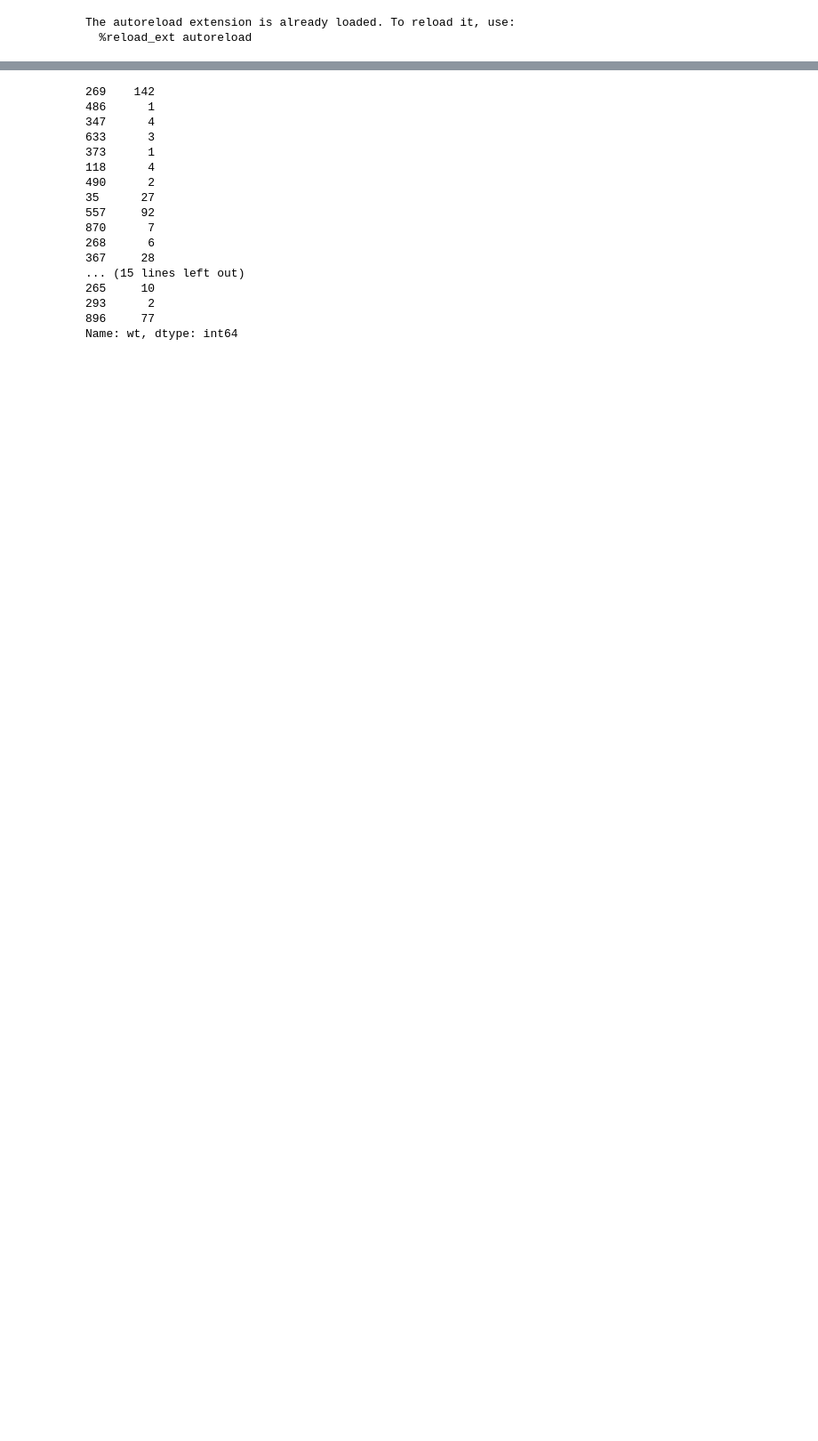
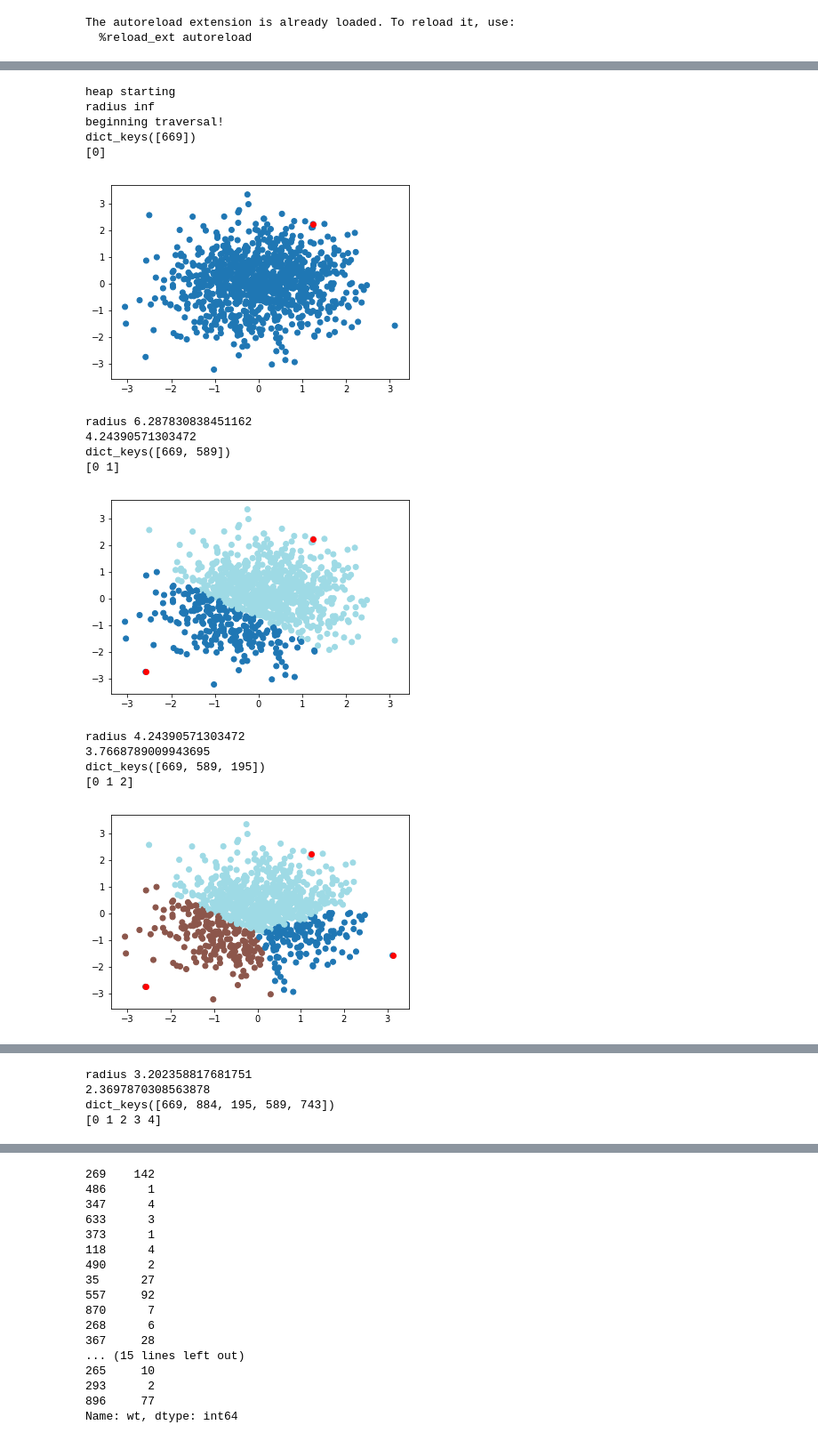
Before and after one commit to bendemeo/hopper, a Jupyter notebook: test.ipynb, the cells around one changed output, grey strips where cells are left out. Shown at 89% size. Saved outputs shown, nothing was run; the diff lists cells and outputs as text; code cells hidden in the pictures; blank space fills up the shorter version.

```diff
--- a/test.ipynb
+++ b/test.ipynb
@@ -12,0 +102,31 @@ import scanpy as sc
+# %%
+th = treehopper(rgauss, splits=4)
+for i in range(20):
+    th.hop()
+    cells = deepcopy([str(x) for x in th.get_vcells()])
+    le = LabelEncoder()
+    le.fit(cells)
+    cells = le.transform(cells)
+
+    #print(cells)
+    print(np.unique(cells))
+    plt.scatter(rgauss[:,0],rgauss[:,1],c=cells, cmap='tab20')
+    plt.scatter(rgauss[th.path,0],rgauss[th.path,1],color='red')
+    plt.show()
+# %% [output]
+heap starting
+radius inf
+beginning traversal!
+dict_keys([669])
+[0]
+[figure, added]
+radius 6.287830838451162
+4.24390571303472
+dict_keys([669, 589])
+[0 1]
+[figure, added]
+radius 4.24390571303472
+3.7668789009943695
+dict_keys([669, 589, 195])
+[0 1 2]
+[figure, added]
@@ -12,0 +151,4 @@ import scanpy as sc
+radius 3.202358817681751
+2.3697870308563878
+dict_keys([669, 884, 195, 589, 743])
+[0 1 2 3 4]
```
Also changed, not shown: parts of 17 cells of this notebook, 1 other file.
